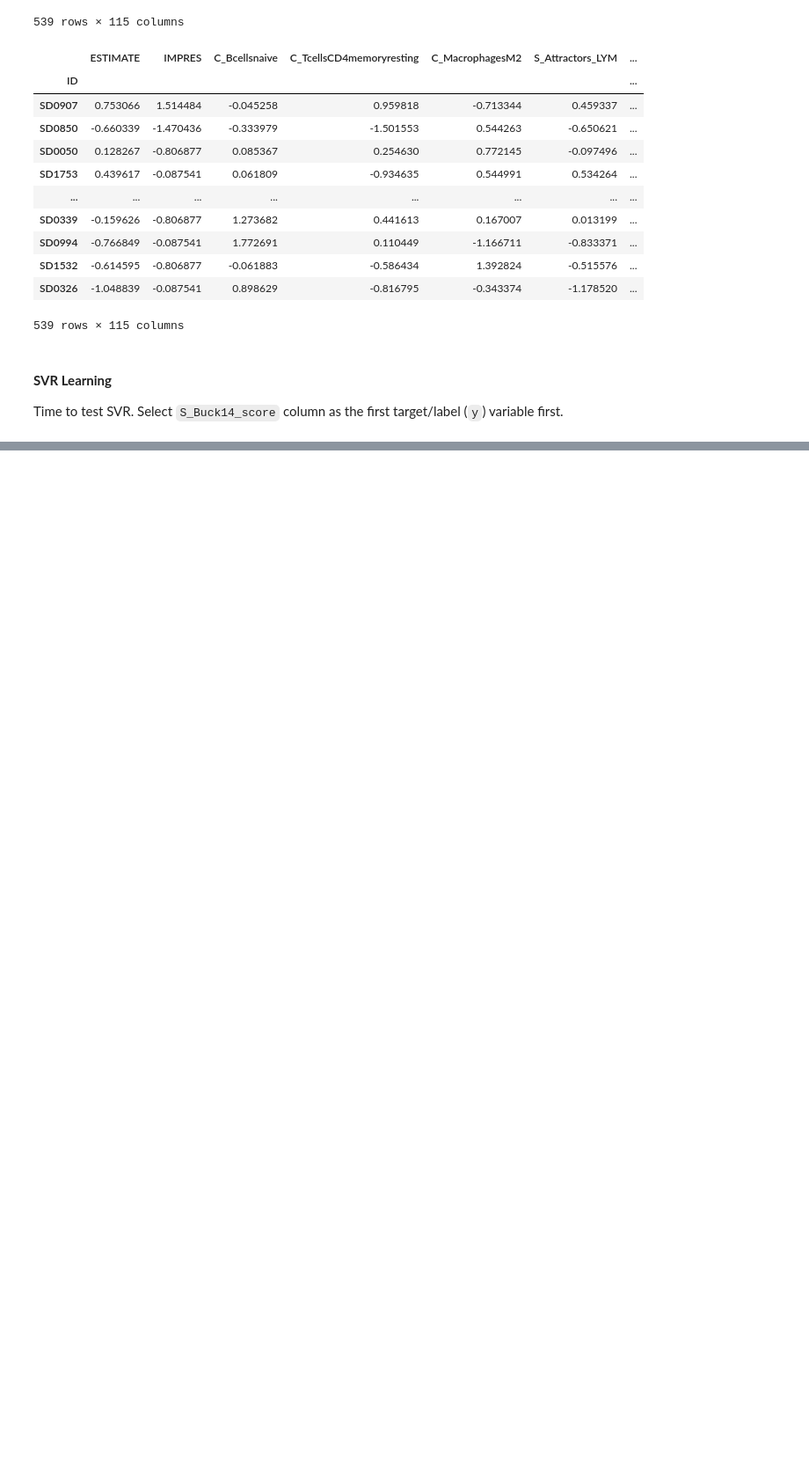
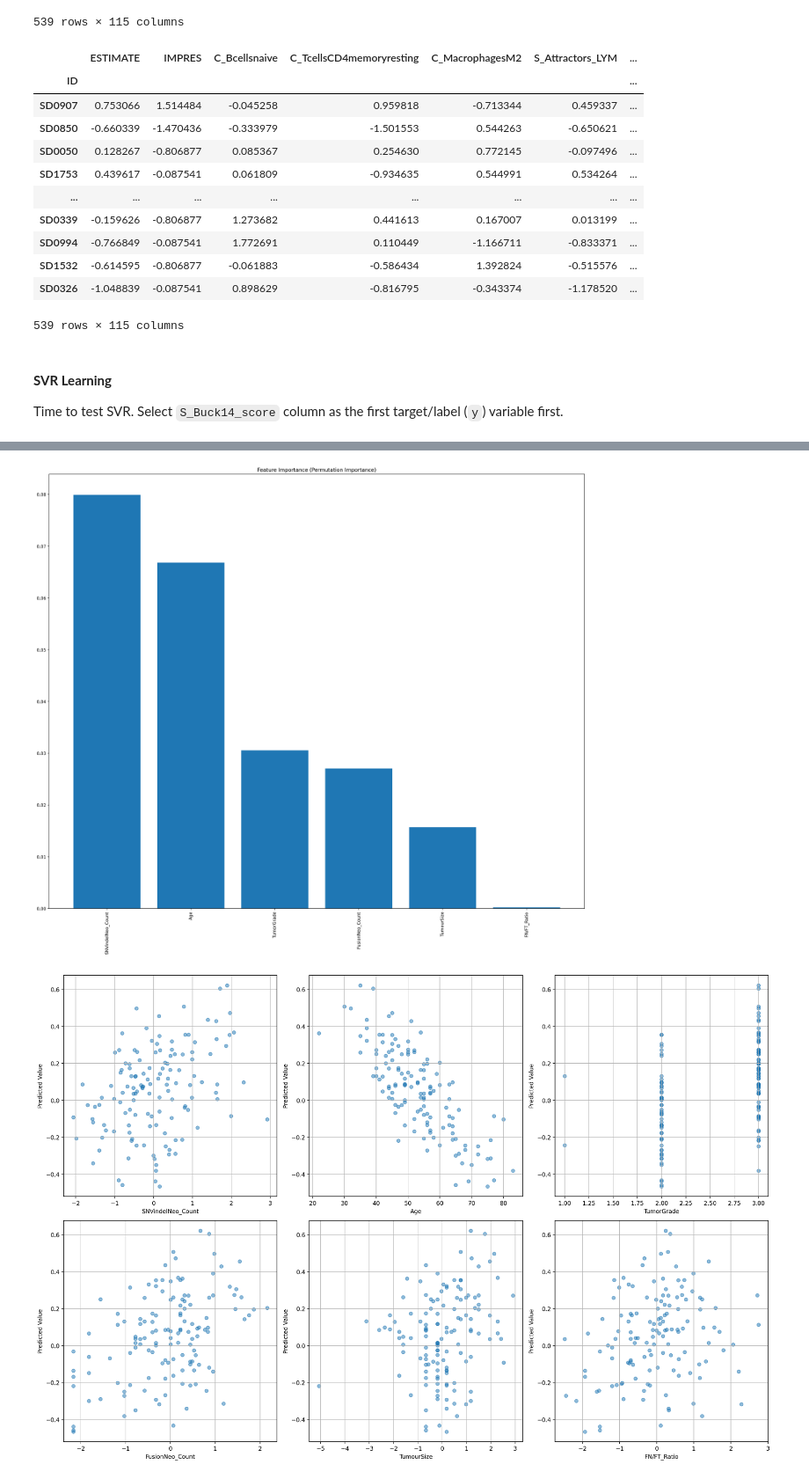
Before and after one commit to cancer-research-malaysia/ImmuNeonSVM, a Jupyter notebook: nb/support_vector_reg.ipynb, the cells around one changed output, grey strips where cells are left out. Shown at 88% size. Saved outputs shown, nothing was run; the diff lists cells and outputs as text; code cells hidden in the pictures; blank space fills up the shorter version.

```diff
--- a/nb/support_vector_reg.ipynb
+++ b/nb/support_vector_reg.ipynb
@@ -613,0 +567,57 @@ MAE        0.0184     0.0188
+# %%
+# Feature importance using permutation importance
+result = permutation_importance(
+    model_svr, X_test_yjs, y_test_tg,
+    n_repeats=10,
+    random_state=42
+)
+
+# Create feature importance plot
+feature_importance = pd.DataFrame(
+    {'feature': X_test_yjs.columns,
+     'importance': result.importances_mean}
+).sort_values('importance', ascending=False)
+
+plt.figure(figsize=(18, 16))
+plt.bar(feature_importance['feature'], feature_importance['importance'])
+plt.xticks(rotation=90)
+plt.title('Feature Importance (Permutation Importance)')
+plt.tight_layout()
+plt.show()
+
+# Simplified feature visualization
+def plot_feature_relationships(X, y_pred, feature_names, n_features=6):
+    n_cols = 3
+    n_rows = (n_features + n_cols - 1) // n_cols
+
+    fig, axes = plt.subplots(n_rows, n_cols, figsize=(18, 6*n_rows))
+    if n_rows == 1:
+        axes = axes.reshape(1, -1)
+
+    for i, feature in enumerate(feature_names):
+        if i >= n_features:
+            break
+
+        row = i // n_cols
+        col = i % n_cols
+
+        axes[row, col].scatter(X[feature], y_pred, alpha=0.5)
+        axes[row, col].set_xlabel(feature)
+        axes[row, col].set_ylabel('Predicted Value')
+        axes[row, col].grid(True)
+
+    # Hide empty subplots
+    for i in range(len(feature_names), n_rows * n_cols):
+        row = i // n_cols
+        col = i % n_cols
+        axes[row, col].set_visible(False)
+
+    plt.tight_layout()
+    plt.show()
+
+# Plot relationships for top 6 important features
+top_features = feature_importance['feature'].head(6).tolist()
+plot_feature_relationships(X_test_yjs, y_transformed_testpred, top_features)
+# %% [output]
+[figure, added]
+[figure, added]
```
Also changed, not shown: parts of 30 cells of this notebook.
